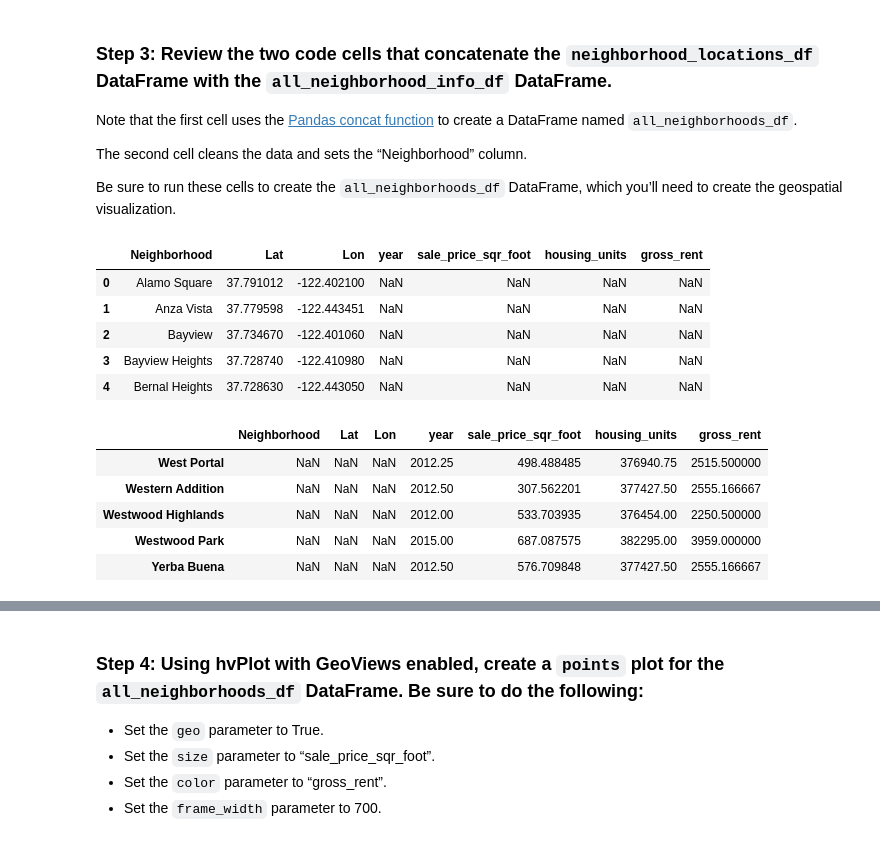
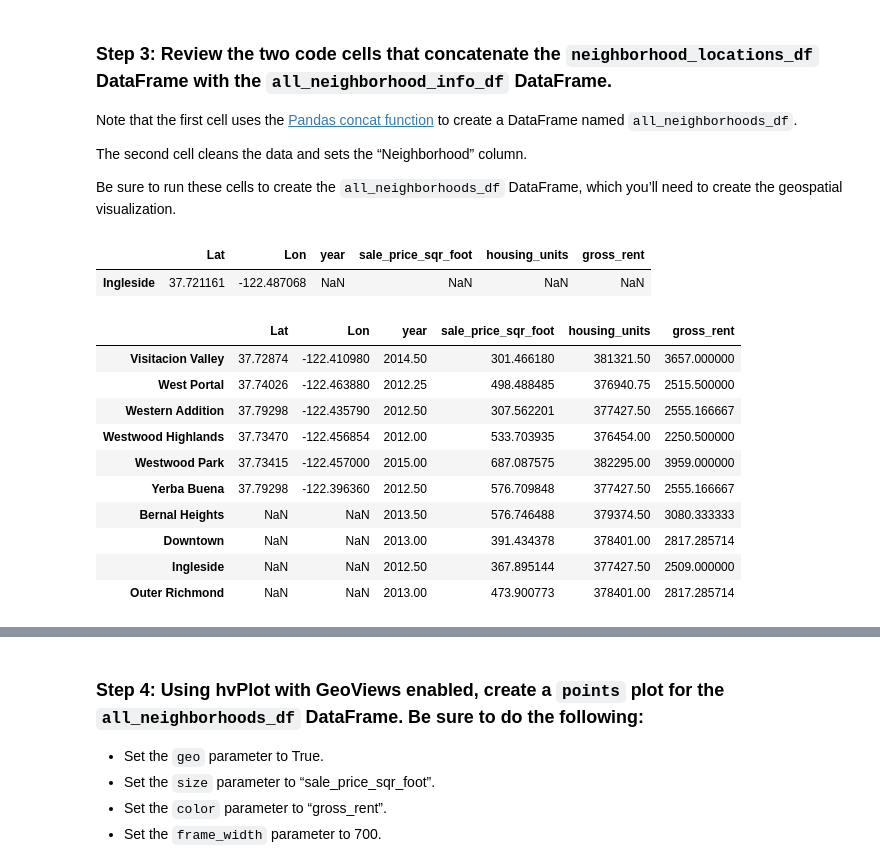
Before and after one commit to LucasBucks/Module_6_Challenge, a Jupyter notebook: Module_6_CF/san_francisco_housing.ipynb, the cells around one changed output, grey strips where cells are left out. Saved outputs shown, nothing was run; the diff lists cells and outputs as text; code cells hidden in the pictures.

```diff
--- a/Module_6_CF/san_francisco_housing.ipynb
+++ b/Module_6_CF/san_francisco_housing.ipynb
@@ -412,7 +412,7 @@ Note that your resulting plot should appear similar to the following image:
 ### Step 1: Read the `neighborhood_coordinates.csv` file from the `Resources` folder into the notebook, and create a DataFrame named `neighborhood_locations_df`. Be sure to set the `index_col` of the DataFrame as “Neighborhood”.
 # %%
 # Load neighborhoods coordinates data
-neighborhood_locations_df = pd.read_csv(Path("Resources/neighborhoods_coordinates.csv"))
+neighborhood_locations_df = pd.read_csv(Path("Resources/neighborhoods_coordinates.csv"), index_col="Neighborhood")
 
 # Review the DataFrame
 neighborhood_locations_df.head()
@@ -457,31 +458,32 @@ Be sure to run these cells to create the `all_neighborhoods_df` DataFrame, which
 # %%
 # Using the Pandas `concat` function, join the
 # neighborhood_locations_df and the all_neighborhood_info_df DataFrame
 # The axis of the concatenation is "columns".
 # The concat function will automatially combine columns with
 # identical information, while keeping the additional columns.
 all_neighborhoods_df = pd.concat(
     [neighborhood_locations_df, all_neighborhood_info_df],
     axis="columns",
     sort=False
 )
 
 # Review the resulting DataFrame
-display(all_neighborhoods_df.head())
-display(all_neighborhoods_df.tail())
+display(all_neighborhoods_df.loc[all_neighborhoods_df.index == 'Ingleside'])
+display(all_neighborhoods_df.tail(10))
 # %% [output]
-|  | Neighborhood | Lat | Lon | year | sale_price_sqr_foot | housing_units | gross_rent |
-| 0 | Alamo Square | 37.791012 | -122.402100 | NaN | NaN | NaN | NaN |
-| 1 | Anza Vista | 37.779598 | -122.443451 | NaN | NaN | NaN | NaN |
-| 2 | Bayview | 37.734670 | -122.401060 | NaN | NaN | NaN | NaN |
-| 3 | Bayview Heights | 37.728740 | -122.410980 | NaN | NaN | NaN | NaN |
-| 4 | Bernal Heights | 37.728630 | -122.443050 | NaN | NaN | NaN | NaN |
+|  | Lat | Lon | year | sale_price_sqr_foot | housing_units | gross_rent |
+| Ingleside | 37.721161 | -122.487068 | NaN | NaN | NaN | NaN |
-|  | Neighborhood | Lat | Lon | year | sale_price_sqr_foot | housing_units | gross_rent |
-| West Portal | NaN | NaN | NaN | 2012.25 | 498.488485 | 376940.75 | 2515.500000 |
-| Western Addition | NaN | NaN | NaN | 2012.50 | 307.562201 | 377427.50 | 2555.166667 |
-| Westwood Highlands | NaN | NaN | NaN | 2012.00 | 533.703935 | 376454.00 | 2250.500000 |
-| Westwood Park | NaN | NaN | NaN | 2015.00 | 687.087575 | 382295.00 | 3959.000000 |
-| Yerba Buena | NaN | NaN | NaN | 2012.50 | 576.709848 | 377427.50 | 2555.166667 |
+|  | Lat | Lon | year | sale_price_sqr_foot | housing_units | gross_rent |
+| Visitacion Valley | 37.72874 | -122.410980 | 2014.50 | 301.466180 | 381321.50 | 3657.000000 |
+| West Portal | 37.74026 | -122.463880 | 2012.25 | 498.488485 | 376940.75 | 2515.500000 |
+| Western Addition | 37.79298 | -122.435790 | 2012.50 | 307.562201 | 377427.50 | 2555.166667 |
+| Westwood Highlands | 37.73470 | -122.456854 | 2012.00 | 533.703935 | 376454.00 | 2250.500000 |
+| Westwood Park | 37.73415 | -122.457000 | 2015.00 | 687.087575 | 382295.00 | 3959.000000 |
+| Yerba Buena | 37.79298 | -122.396360 | 2012.50 | 576.709848 | 377427.50 | 2555.166667 |
+| Bernal Heights | NaN | NaN | 2013.50 | 576.746488 | 379374.50 | 3080.333333 |
+| Downtown | NaN | NaN | 2013.00 | 391.434378 | 378401.00 | 2817.285714 |
+| Ingleside | NaN | NaN | 2012.50 | 367.895144 | 377427.50 | 2509.000000 |
+| Outer Richmond | NaN | NaN | 2013.00 | 473.900773 | 378401.00 | 2817.285714 |
 # %%
 # Call the dropna function to remove any neighborhoods that do not have data
 all_neighborhoods_df = all_neighborhoods_df.reset_index().dropna()
```
Also changed, not shown: parts of 6 cells of this notebook.
